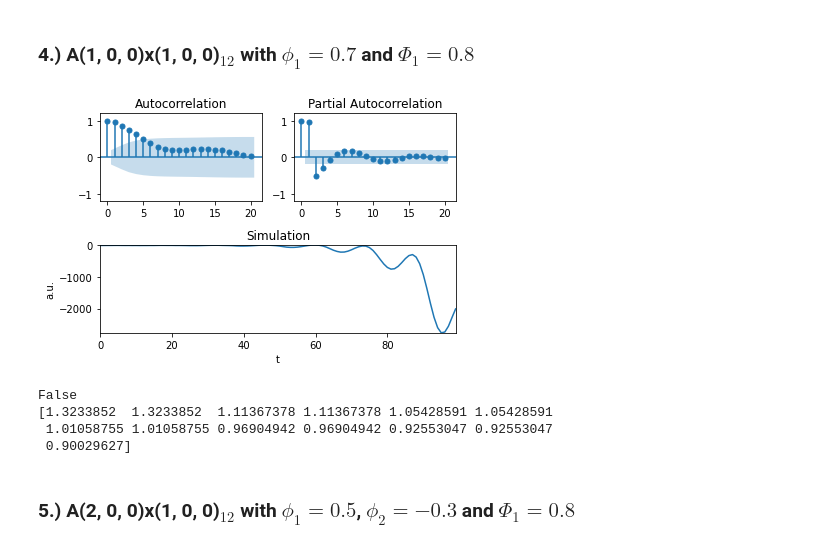
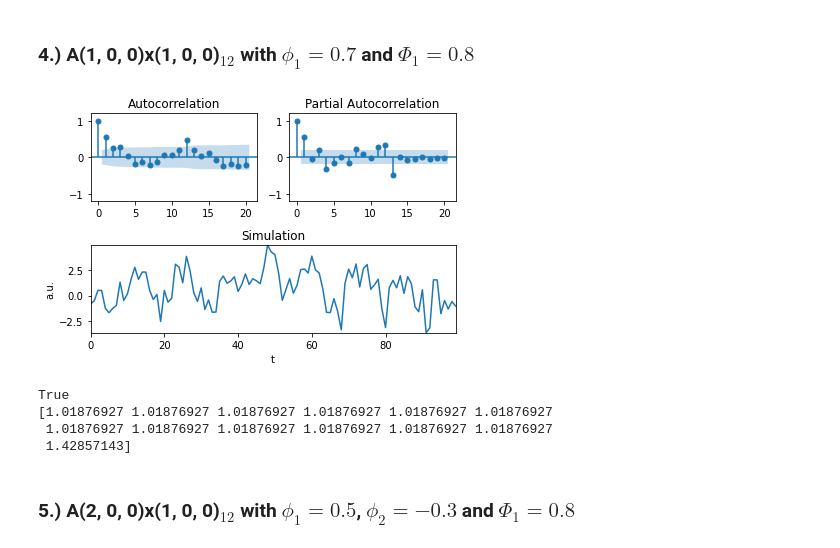
Before and after one commit to emilhaugstvedt/Time-Series-Analysis, a Jupyter notebook: Assignment2/Ass2.ipynb, the cells around one changed output. Drawn from its saved outputs; the diff is of its cells as text; code cells hidden in the pictures.

```diff
--- a/Assignment2/Ass2.ipynb
+++ b/Assignment2/Ass2.ipynb
@@ -378,44 +399,44 @@ True
 nSamples = 100
 nLags = nSamples/2 - 1
 
-arparams = np.array([0.7, 0, 0, 0, 0, 0, 0, 0, 0, 0, 0, 0.8, 0.56])
+arparams = np.array([0.7, 0, 0, 0, 0, 0, 0, 0, 0, 0, 0, 0.8, -0.56])
 maparams = np.array([])
 ar = np.r_[1, -arparams]
 ma = np.r_[1, maparams]
 
 arima_process = ArmaProcess(ar= ar, ma= ma)
 simulation = arima_process.generate_sample(nsample= nSamples)
 
 # Plotting:
 fig = plt.figure()
 ax1 = plt.subplot(212)
 ax1.margins(0)
 ax1.plot(simulation)
 ax1.set_title("Simulation")
 ax1.set_xlabel("t")
 ax1.set_ylabel("a.u.")
 
 ax2 = plt.subplot(221)
 ax2.margins(0.5)
 plot_acf(simulation, ax= ax2)
 ax2.set_ylim([-1.2, 1.2])
 
 ax3 = plt.subplot(222)
 ax3.margins(0.5)
 plot_pacf(simulation, ax= ax3)
 ax3.set_ylim([-1.2, 1.2])
 
 fig.tight_layout()
 plt.show()
 
 print(arima_process.isstationary)
 print(abs(arima_process.arroots))
 # %% [output]
-[figure, old version]
+[figure, new version]
-False
-[1.3233852  1.3233852  1.11367378 1.11367378 1.05428591 1.05428591
- 1.01058755 1.01058755 0.96904942 0.96904942 0.92553047 0.92553047
- 0.90029627]
+True
+[1.01876927 1.01876927 1.01876927 1.01876927 1.01876927 1.01876927
+ 1.01876927 1.01876927 1.01876927 1.01876927 1.01876927 1.01876927
+ 1.42857143]
 # %% [markdown]
 ### 5.) A(2, 0, 0)x(1, 0, 0)$_{12}$ with $\phi_1 = 0.5$, $\phi_2 = -0.3$ and $ \Phi_1 = 0.8$
 # %%
```
Also changed, not shown: parts of 9 cells of this notebook, 5 other files.
